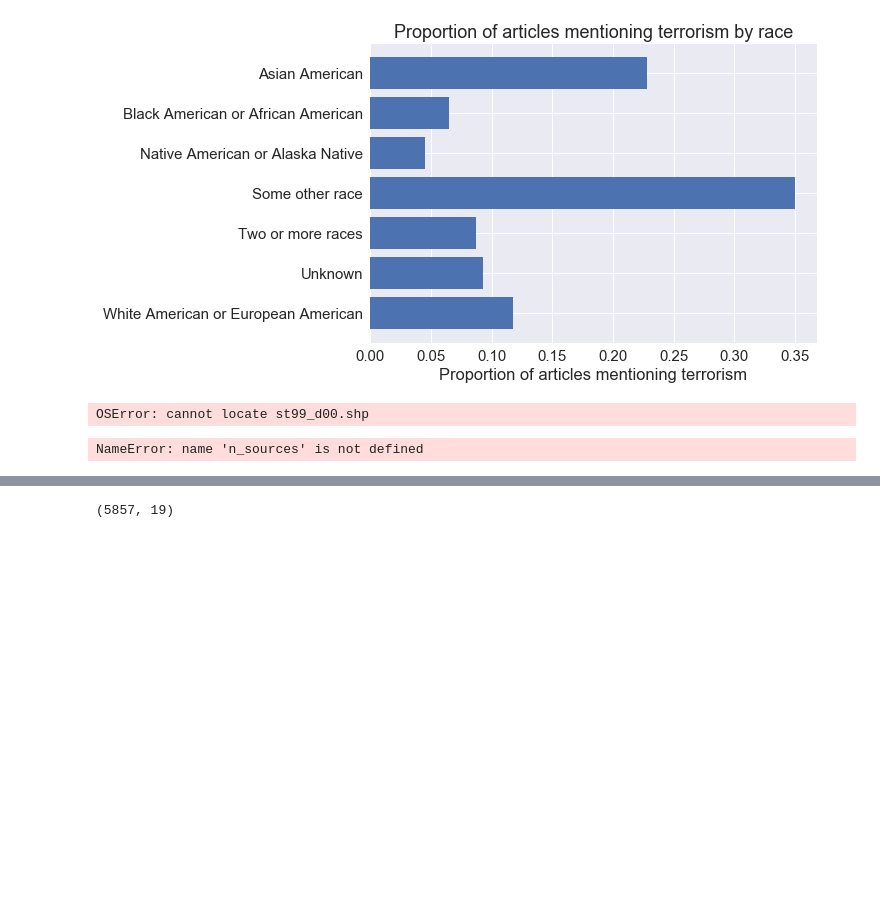
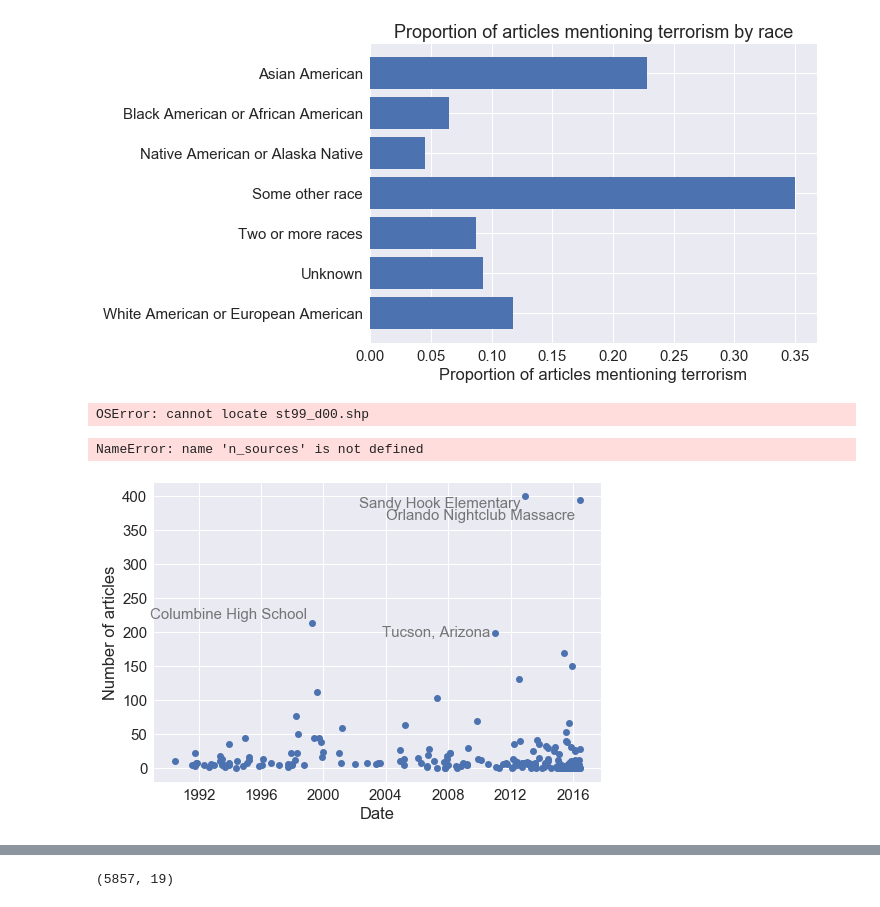
Before and after one commit to dallascard/terrorism, a Jupyter notebook: explore_articles.ipynb, the cells around one changed output, grey strips where cells are left out. Drawn from its saved outputs; the diff is of its cells as text; code cells hidden in the pictures; blank space fills up the shorter version.

```diff
--- a/explore_articles.ipynb
+++ b/explore_articles.ipynb
@@ -569,3 +583,24 @@ np.random.shuffle(order)
 df_out['order'] = order
 
 df_out.to_csv(os.path.join(output_dir, 'articles.csv'))
+# %%
+df['n_matching'] = 0
+for i in df.index:
+    rows = df_out[df_out.df_index == i]
+    n_matching = rows['matching'].sum()
+    df.loc[i, 'n_matching'] = n_matching
+
+fig, ax = plt.subplots(1, 1)
+ax.plot_date(df.date, df.n_matching)
+subset = df[df.n_matching > 185]
+count = 0
+for i in subset.index:
+    row = subset.loc[i]
+    ax.annotate(' '.join(row.title.split()[:3]), xy=(row.date, row.n_matching), size=15, xytext=(-5, -5-count*8+10), textcoords='offset points', alpha=0.6, horizontalalignment='right')
+    count += 1
+ax.set_xlabel('Date')
+ax.set_ylabel('Number of articles');
+#ax.set_title('Number of articles per incident')
+plt.savefig('plots/articles_per_event.pdf')
+# %% [output]
+[figure, added]
```
Also changed, not shown: parts of 6 cells of this notebook, 1 other file.
